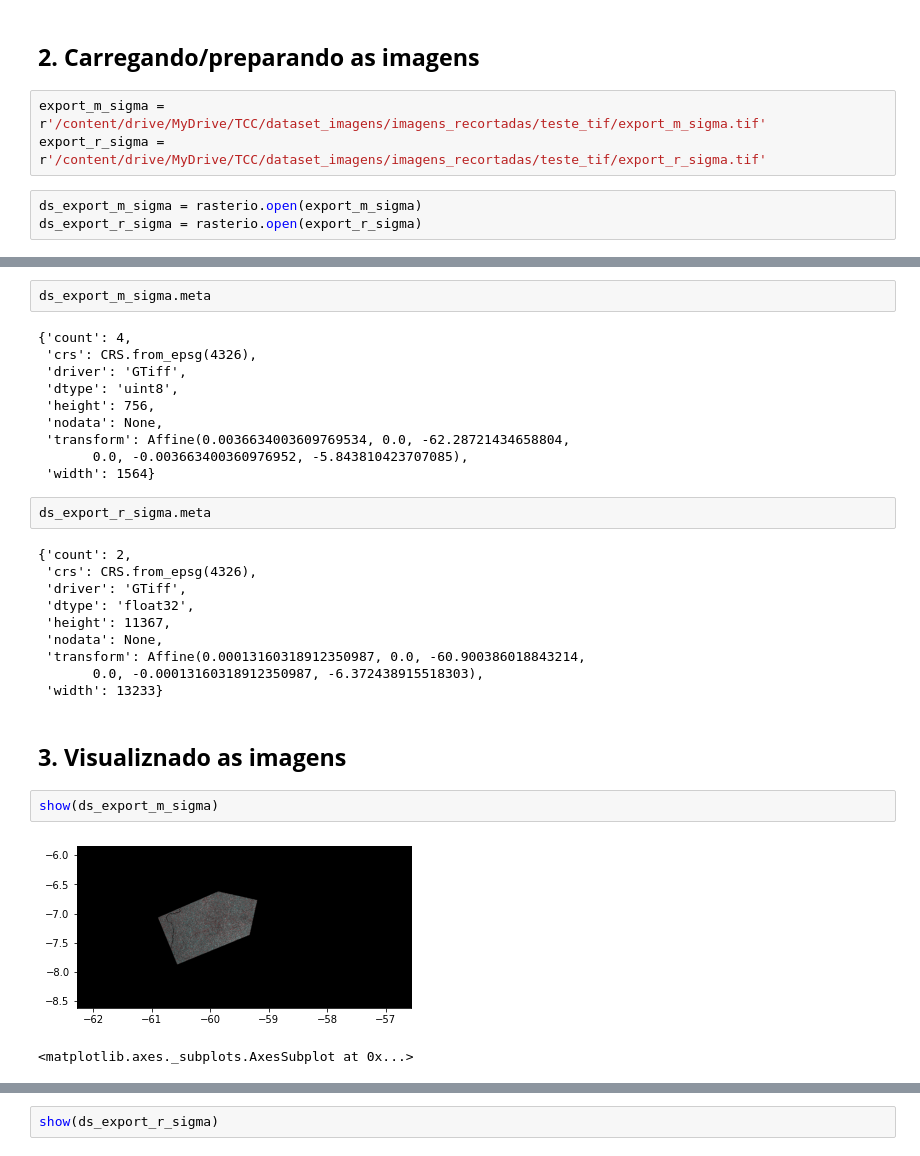
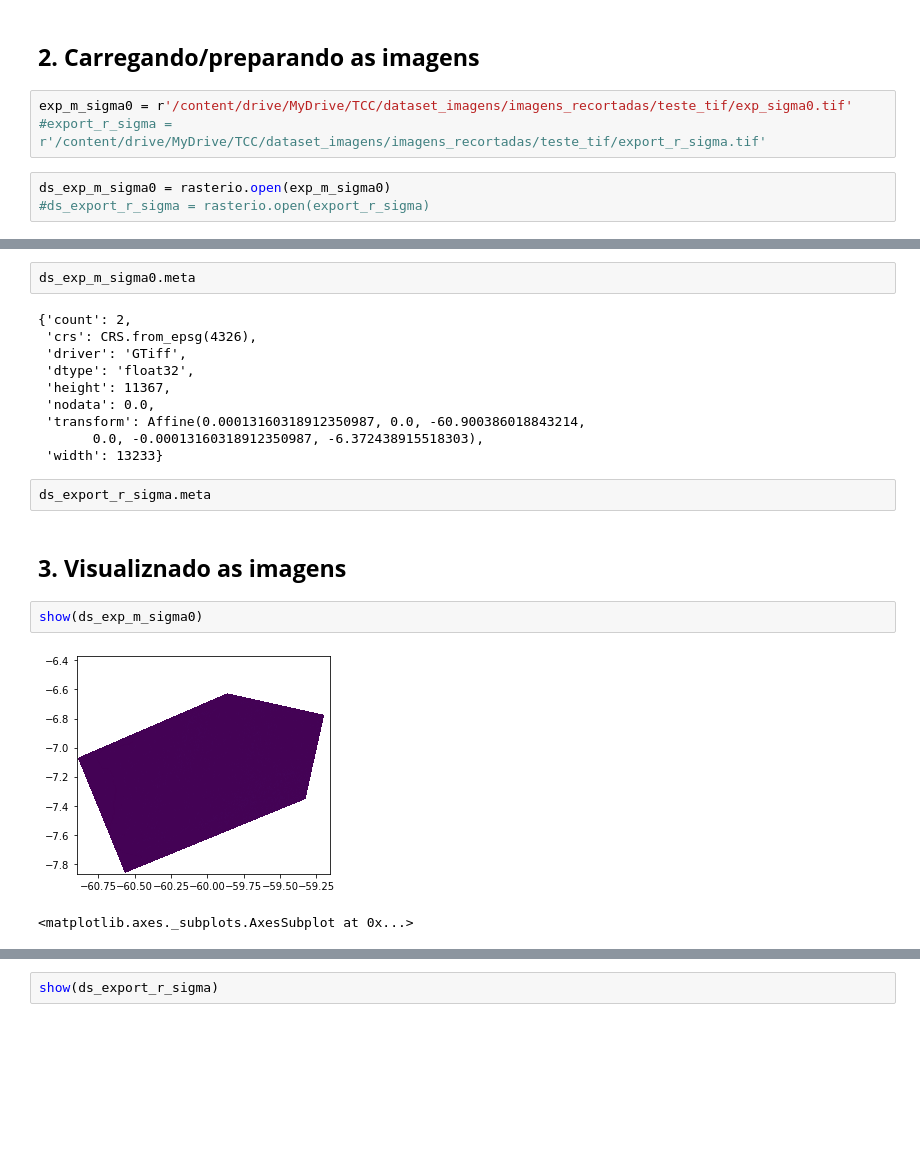
Before and after one commit to danielleitesoares/tccuea, a Jupyter notebook: teste_tif.ipynb, the cells around one changed output, grey strips where cells are left out. Cells and saved outputs as stored; diff of their text form; blank space fills up the shorter version.

```diff
--- a/teste_tif.ipynb
+++ b/teste_tif.ipynb
@@ -42,9 +42,9 @@ from rasterio.plot import show
 # %% [markdown]
 ## **2. Carregando/preparando as imagens**
 # %%
-export_m_sigma = r'/content/drive/MyDrive/TCC/dataset_imagens/imagens_recortadas/teste_tif/export_m_sigma.tif'
-export_r_sigma = r'/content/drive/MyDrive/TCC/dataset_imagens/imagens_recortadas/teste_tif/export_r_sigma.tif'
+exp_m_sigma0 = r'/content/drive/MyDrive/TCC/dataset_imagens/imagens_recortadas/teste_tif/exp_sigma0.tif'
+#export_r_sigma = r'/content/drive/MyDrive/TCC/dataset_imagens/imagens_recortadas/teste_tif/export_r_sigma.tif'
 # %%
-ds_export_m_sigma = rasterio.open(export_m_sigma)
-ds_export_r_sigma = rasterio.open(export_r_sigma)
+ds_exp_m_sigma0 = rasterio.open(exp_m_sigma0)
+#ds_export_r_sigma = rasterio.open(export_r_sigma)
 # %%
@@ -91,31 +89,21 @@ array([[[0., 0., 0., ..., 0., 0., 0.],
 # %%
-ds_export_m_sigma.meta
+ds_exp_m_sigma0.meta
 # %% [output]
-{'count': 4,
+{'count': 2,
  'crs': CRS.from_epsg(4326),
  'driver': 'GTiff',
- 'dtype': 'uint8',
- 'height': 756,
- 'nodata': None,
- 'transform': Affine(0.0036634003609769534, 0.0, -62.28721434658804,
-       0.0, -0.003663400360976952, -5.843810423707085),
- 'width': 1564}
+ 'dtype': 'float32',
+ 'height': 11367,
+ 'nodata': 0.0,
+ 'transform': Affine(0.00013160318912350987, 0.0, -60.900386018843214,
+       0.0, -0.00013160318912350987, -6.372438915518303),
+ 'width': 13233}
 # %%
 ds_export_r_sigma.meta
-# %% [output]
-{'count': 2,
- 'crs': CRS.from_epsg(4326),
- 'driver': 'GTiff',
- 'dtype': 'float32',
- 'height': 11367,
- 'nodata': None,
- 'transform': Affine(0.00013160318912350987, 0.0, -60.900386018843214,
-       0.0, -0.00013160318912350987, -6.372438915518303),
- 'width': 13233}
 # %% [markdown]
 ## **3. Visualiznado as imagens**
 # %%
-show(ds_export_m_sigma)
+show(ds_exp_m_sigma0)
 # %% [output]
-[figure, old version]
+[figure, new version]
 <matplotlib.axes._subplots.AxesSubplot at 0x...>
```
Also changed, not shown: parts of 7 cells of this notebook.
